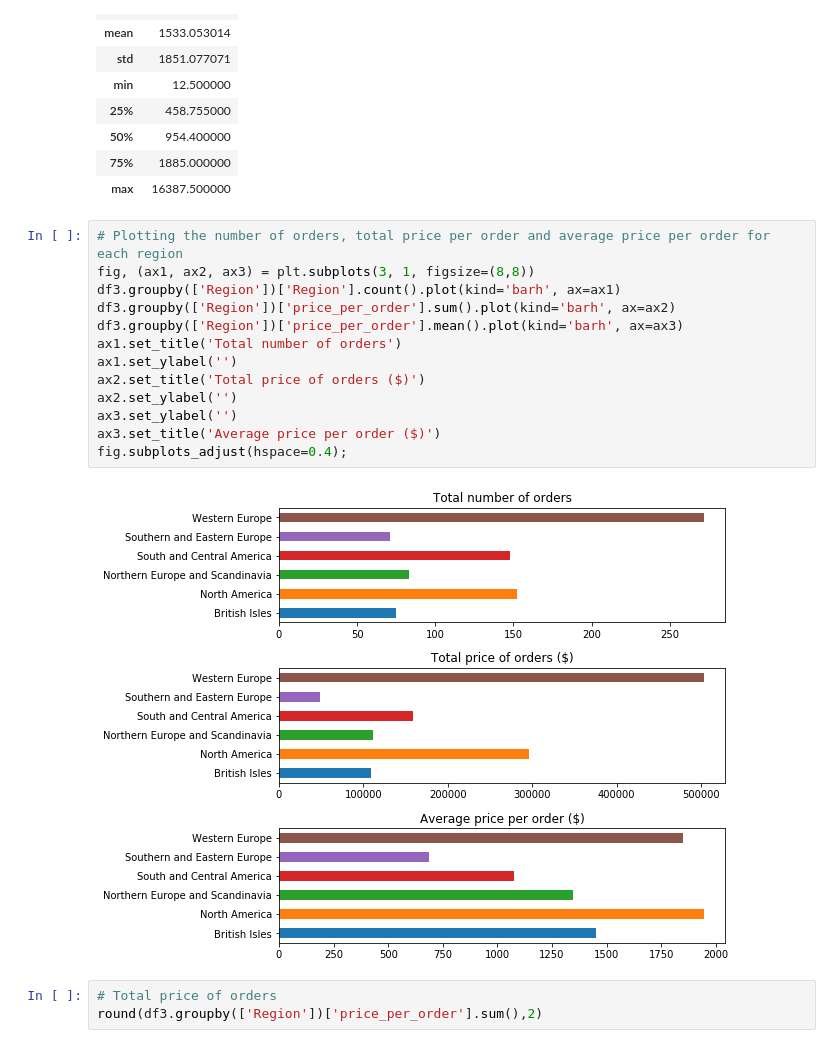
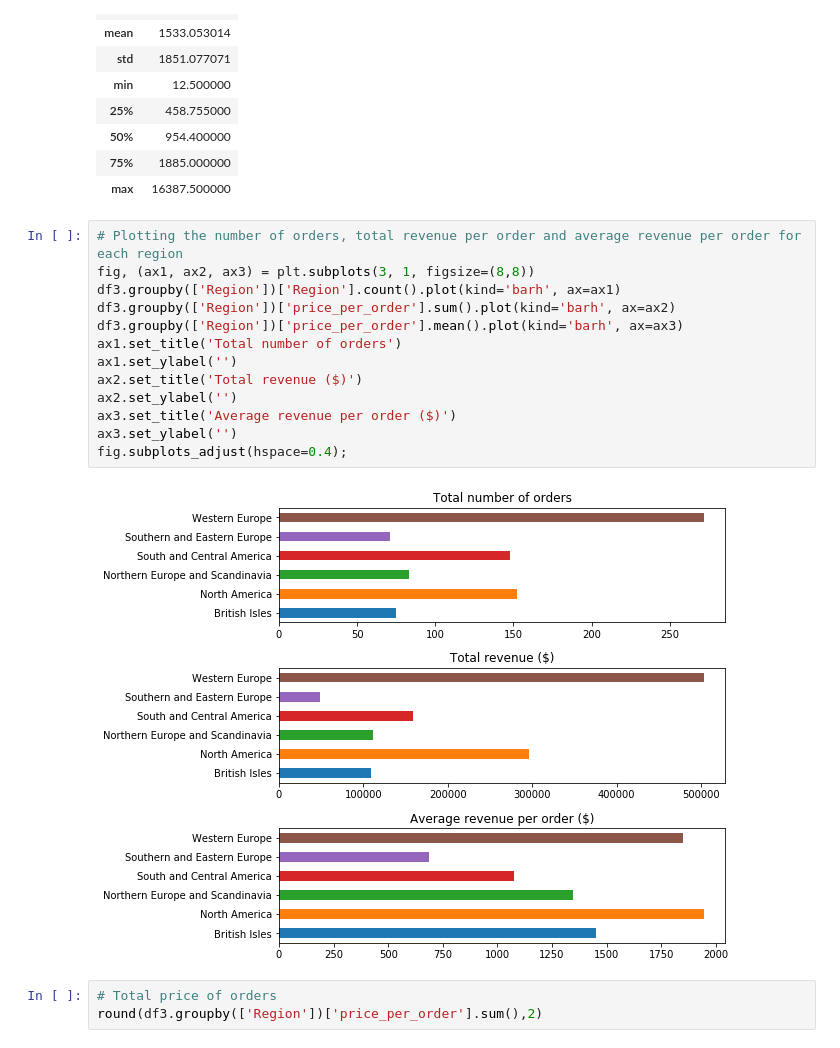
Before and after one commit to L-Lewis/dsc-2-final-project-online-ds-ft-011419, a Jupyter notebook: Module2_Project.ipynb, the cells around one changed output. Drawn from its saved outputs; the diff is of its cells as text.

```diff
--- a/Module2_Project.ipynb
+++ b/Module2_Project.ipynb
@@ -751,20 +751,20 @@ df3.describe()
 | 75% | 1885.000000 |
 | max | 16387.500000 |
 # %%
-# Plotting the number of orders, total price per order and average price per order for each region
+# Plotting the number of orders, total revenue per order and average revenue per order for each region
 fig, (ax1, ax2, ax3) = plt.subplots(3, 1, figsize=(8,8))
 df3.groupby(['Region'])['Region'].count().plot(kind='barh', ax=ax1)
 df3.groupby(['Region'])['price_per_order'].sum().plot(kind='barh', ax=ax2)
 df3.groupby(['Region'])['price_per_order'].mean().plot(kind='barh', ax=ax3)
 ax1.set_title('Total number of orders')
 ax1.set_ylabel('')
-ax2.set_title('Total price of orders ($)')
+ax2.set_title('Total revenue ($)')
 ax2.set_ylabel('')
+ax3.set_title('Average revenue per order ($)')
 ax3.set_ylabel('')
-ax3.set_title('Average price per order ($)')
 fig.subplots_adjust(hspace=0.4);
 # %% [output]
-[figure, old version]
+[figure, new version]
 # %%
 # Total price of orders
 round(df3.groupby(['Region'])['price_per_order'].sum(),2)
```
Also changed, not shown: parts of 36 cells of this notebook, 1 other file.
